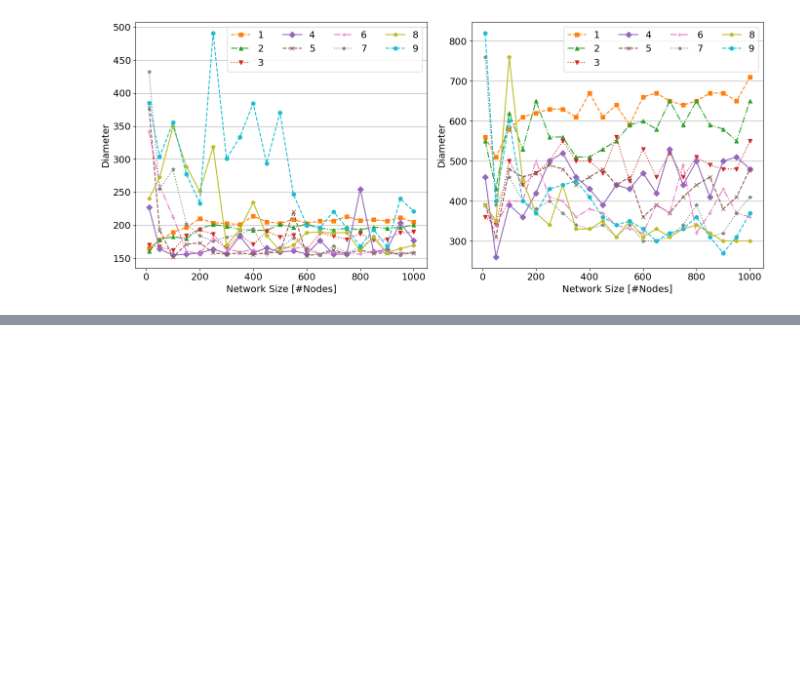
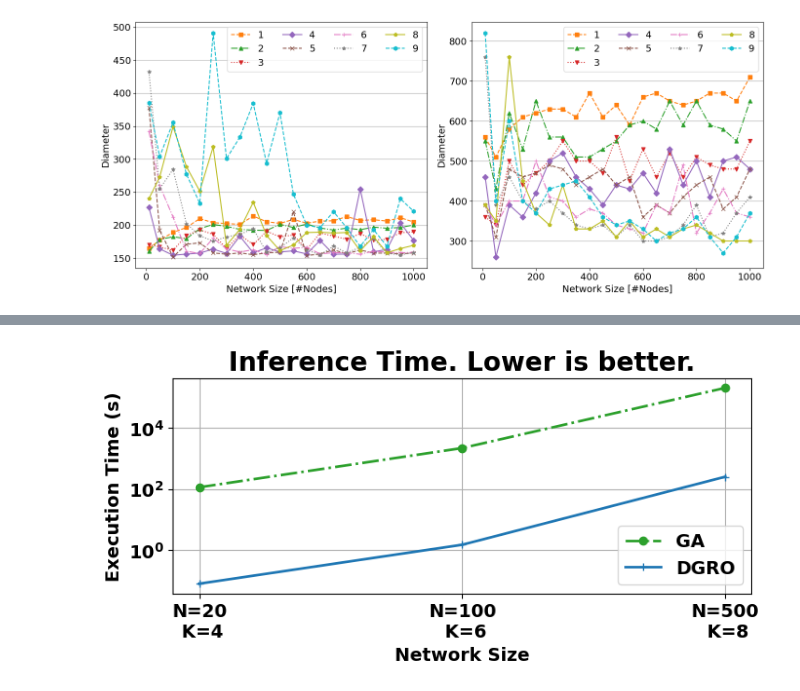
Before and after one commit to shixun404/TetriX, a Jupyter notebook: ipdps_test/plot.ipynb, the cells around one changed output, grey strips where cells are left out. Saved outputs shown, nothing was run; the diff lists cells and outputs as text; code cells hidden in the pictures; blank space fills up the shorter version.

```diff
--- a/ipdps_test/plot.ipynb
+++ b/ipdps_test/plot.ipynb
@@ -580,6 +580,9 @@ N_list = [10]
 seed = 1
 for i in range(50, 1001, 50):
     N_list.append(i)
+for i in range(len(N_list)):
+	print(N_list[i], data_fabric['Perigee_Hamilton'][i], data_fabric['Ours'][i])
+assert 0
 # labels = ['Chord', 'NN', 'RAPID', 'Perigee', 'Ours']
 labels = ['Chord', 'Perigee', 'RAPID']
 hatches = ["x", "/", ".", "\\",'']
@@ -807,0 +941,34 @@ plt.savefig("./fig/benchmark_real_distribute.pdf", bbox_inches='tight')
+# %%
+t_q_without_exploration = [0.003, 0.005, 1000]
+t_q = [0.08, 1.5, 250]
+t_ga = [113, 2160, 2e5]
+t_nn = [0.07, 1.3, 250]
+t_nn_without_exploration = [0.008, 0.013, 0.05]
+fig, ax = plt.subplots(figsize=(8, 3))
+# ax2.plot(x, t_q_without_exploration, label='Q-Learning w/o exploration', color='k', linestyle='--', marker='*')
+ax.plot(x, t_ga, label='GA',  linestyle='-.', marker='o', color=color[2])
+ax.plot(x, t_q, color=color[0], label='DGRO', marker='+')
+# ax2.plot(x, t_nn, color='k', label='d-Hamilton Cycle w/ greedy',linestyle='--', marker='*')
+
+
+ax.set_yscale('log')
+
+# Labels for the second y-axis
+ax.set_ylabel('Execution Time (seconds)')
+ax.legend(loc='lower right')
+ax.set_xticks(x, ['N=20\n K=4', 'N=100\n K=6',
+                   'N=500\n K=8'
+                ])
+# for i in range(3):
+# 	yval = b.get_height()
+# 	plt.text(x[i], t_ga[i], f'{int(t_ga[i])}', ha='center', va='bottom')
+# 	plt.text(x[i], t_q[i], f'{int(t_q[i])}', ha='center', va='bottom')
+
+# Adding labels and title
+plt.xlabel('Network Size',  fontdict={'size': 14, 'weight': 'bold'})
+plt.ylabel('Execution Time (s)', fontdict={'size': 14, 'weight': 'bold'})
+plt.title('Inference Time. Lower is better.', fontdict={'size': 20, 'weight': 'bold'})
+plt.grid()
+plt.savefig('fig/DQN_inference_time.pdf', bbox_inches='tight')
+# %% [output]
+[figure, added]
```
Also changed, not shown: parts of 2 cells of this notebook, 7 other files.
